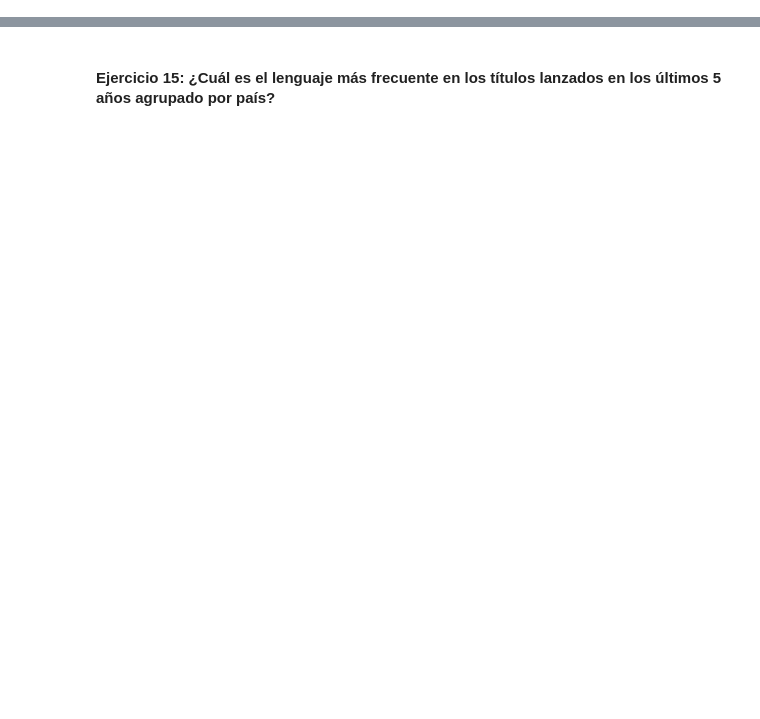
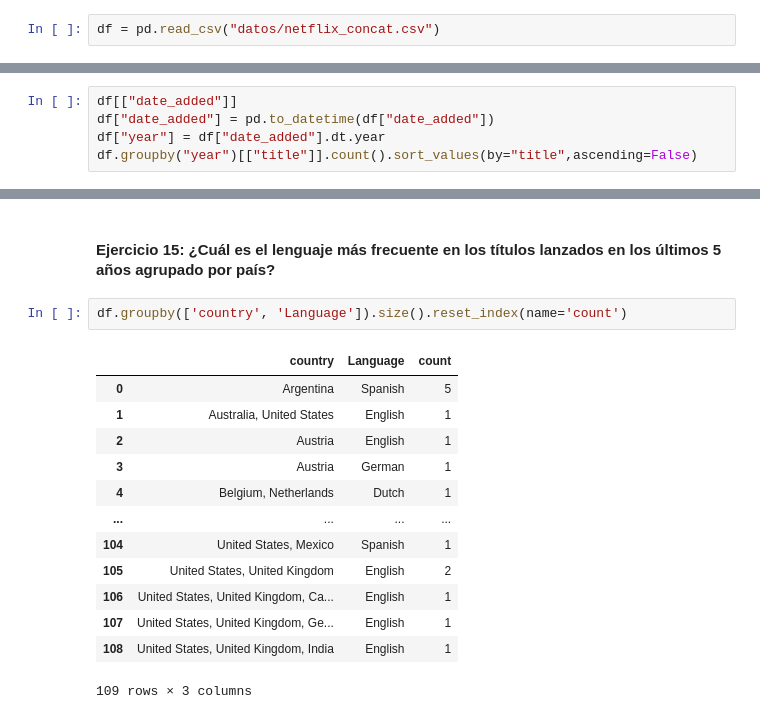
Before and after one commit to Cucks13/laboratorio-modulo02-leccion03-filtrado-groupby, a Jupyter notebook: laboratorio-modulo2-leccion03-groupby.ipynb, the cells around one changed output, grey strips where cells are left out. Drawn from its saved outputs; the diff is of its cells as text; blank space fills up the shorter version.

```diff
--- a/laboratorio-modulo2-leccion03-groupby.ipynb
+++ b/laboratorio-modulo2-leccion03-groupby.ipynb
@@ -17,2 +21,4 @@ En este laboratorio usaremos el DataFrame creado en la lección anterior resulta
+# %%
+df = pd.read_csv("datos/netflix_concat.csv")
 # %% [markdown]
 #### Ejercicio 1: ¿Cuántos títulos hay por cada tipo de contenido ('Movie' o 'TV Show')?
@@ -25,2 +78,7 @@ En este laboratorio usaremos el DataFrame creado en la lección anterior resulta
 # %% [markdown]
 #### Ejercicio 5: ¿Cuántos títulos se añadieron a Netflix cada año? Para resolver este ejercicio tendrás uqe convertir la columna `date_added` a formato fecha usando el método `pd.to_datetime`. [Aquí](https://pandas.pydata.org/docs/reference/api/pandas.to_datetime.html) tienes la documentación, leeala con detenimiento antes de usar el método.
+# %%
+df[["date_added"]]
+df["date_added"] = pd.to_datetime(df["date_added"])
+df["year"] = df["date_added"].dt.year
+df.groupby("year")[["title"]].count().sort_values(by="title",ascending=False)
@@ -45,2 +217,18 @@ En este laboratorio usaremos el DataFrame creado en la lección anterior resulta
 # %% [markdown]
 #### Ejercicio 15: ¿Cuál es el lenguaje más frecuente en los títulos lanzados en los últimos 5 años agrupado por país?
+# %%
+df.groupby(['country', 'Language']).size().reset_index(name='count')
+# %% [output]
+|  | country | Language | count |
+| 0 | Argentina | Spanish | 5 |
+| 1 | Australia, United States | English | 1 |
+| 2 | Austria | English | 1 |
+| 3 | Austria | German | 1 |
+| 4 | Belgium, Netherlands | Dutch | 1 |
+| ... | ... | ... | ... |
+| 104 | United States, Mexico | Spanish | 1 |
+| 105 | United States, United Kingdom | English | 2 |
+| 106 | United States, United Kingdom, Ca... | English | 1 |
+| 107 | United States, United Kingdom, Ge... | English | 1 |
+| 108 | United States, United Kingdom, India | English | 1 |
+109 rows × 3 columns
```
Also changed, not shown: parts of 14 cells of this notebook.
